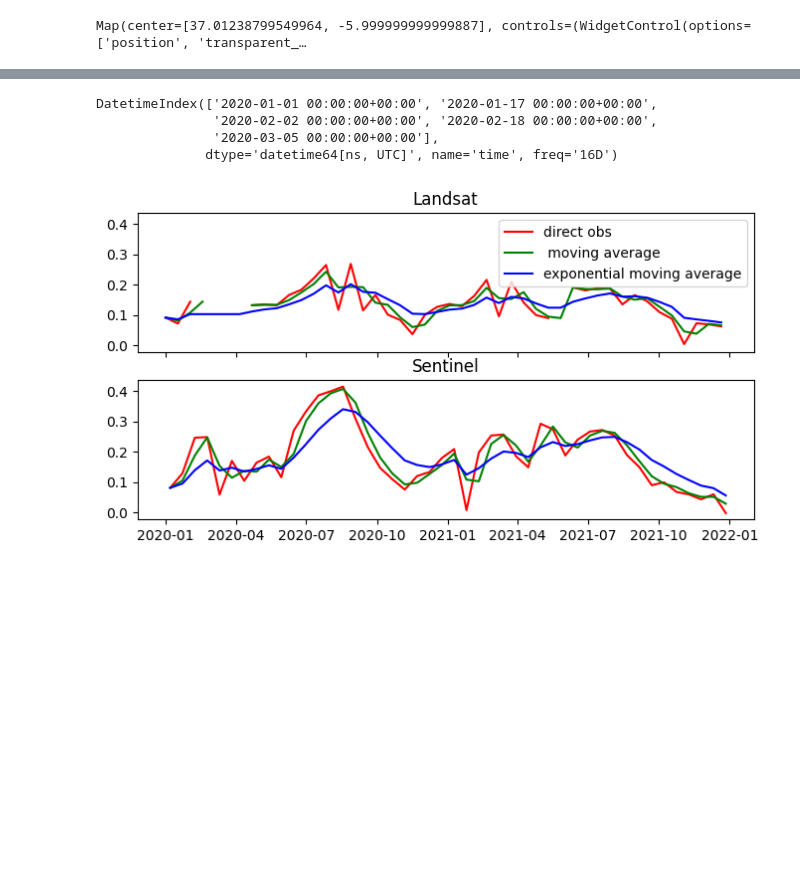
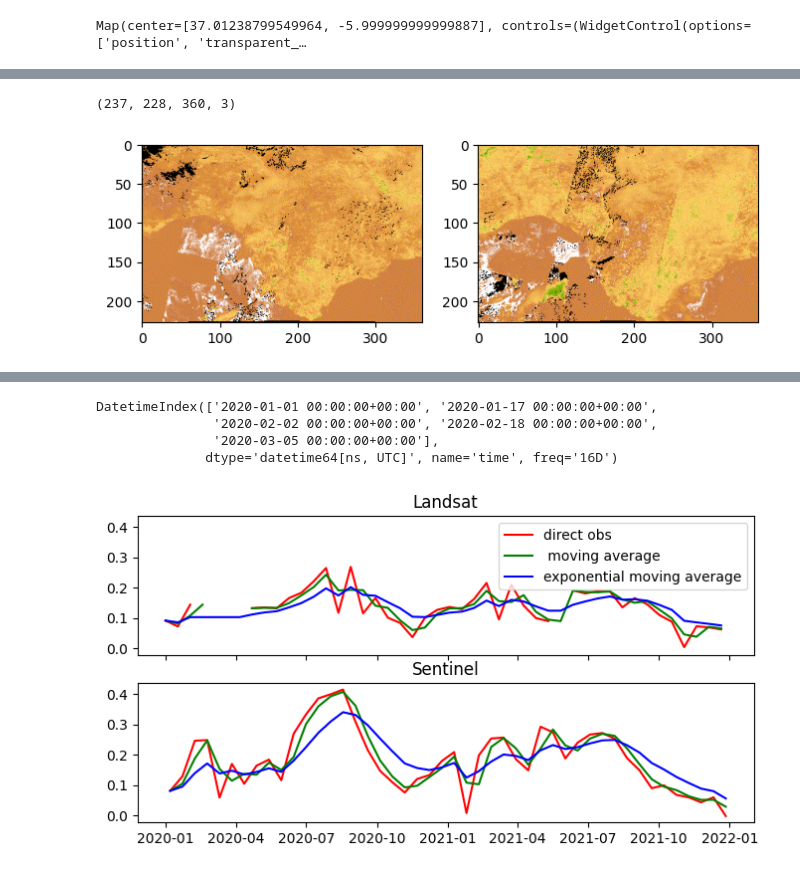
Before and after one commit to jclary-31/VegetationFromSpace_Landsat2_Sentinel8, a Jupyter notebook: Multispectral_Satellite_test.ipynb, the cells around one changed output, grey strips where cells are left out. Drawn from its saved outputs; the diff is of its cells as text; code cells hidden in the pictures; blank space fills up the shorter version.

```diff
--- a/Multispectral_Satellite_test.ipynb
+++ b/Multispectral_Satellite_test.ipynb
@@ -389,7 +312,7 @@ palette1 = [
 vis_params={'min': -.1, 'max': 1,
             'palette': palette1}
 
-#features are NDVI,NDWI,BSI,SATVI,EVI,LAI,GNDVI,CVI
+Features=['NDVI','NDWI','BSI','SATVI','EVI','LAI','GNDVI','CVI']
 #problem with SATVI
 feature='GNDVI'
 
@@ -501,10 +422,0 @@ def save_figure(image,satname,vis_params,feature, show_only=None):
-# %%
-#make animated gif!
-
-def add_day(image):
-    img_date = ee.Date(image.date())
-    img_date = ee.Number.parse(img_date.format('YYYYMMdd'))
-    return image.addBands(ee.Image(img_date).rename('date').toInt())
-
-
-Landsat=Landsat.map(add_day)
@@ -645,0 +547,47 @@ collecting mean values at given point
+# %%
+
+
+def load_gif(file):
+  '''
+  load gif and return a list of frames
+  ignore index 0... not same format as other images, dont know what it is
+  output is times*lat,lon,color!
+  '''
+
+  img=Image.open(file)
+
+  frames=[]
+  index=0
+  for frame in ImageSequence.Iterator(img):
+    if index>0:
+      frames.append(np.array(frame))
+    index=+1
+  return np.array(frames)
+
+frames=load_gif(file=file2save)
+
+#z=np.array(frames)
+#print(z.shape)
+
+
+
+###..................what if a combine animation????
+frames_0=load_gif(file='Landsat_GNDVI_animation.gif')
+frames_1=load_gif(file='Landsat_NDWI_animation.gif')
+
+#### note : maybe later, directly make a formula to get a new feature instead of working
+## with gif
+test=frames_1#+frames_1
+print(test.shape)
+
+fig,ax=plt.subplots(1,2,figsize=(8,4))
+ax[0].imshow(test[0,...])
+ax[1].imshow(test[-1,...])
+fig.show()
+
+
+#####!!!!!!!!!!!!!!!!!!!multiple index are on the same colorrange and value of range,
+####ok or not???
+# %% [output]
+(237, 228, 360, 3)
+[figure, added]
```
Also changed, not shown: parts of 13 cells of this notebook.
